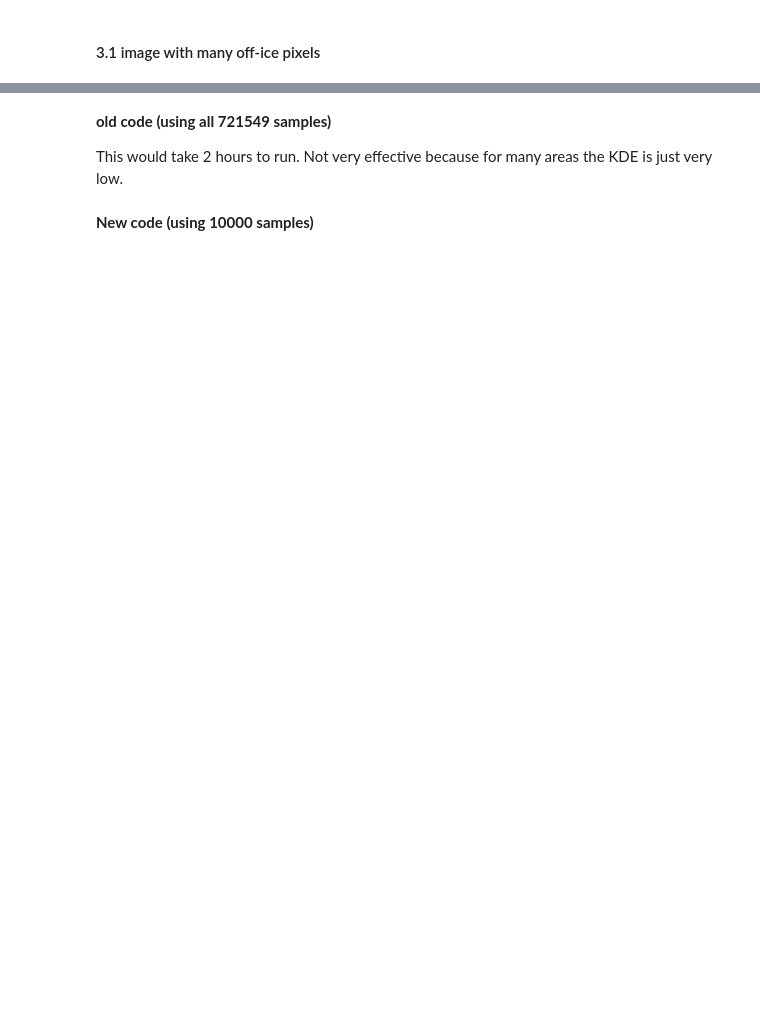
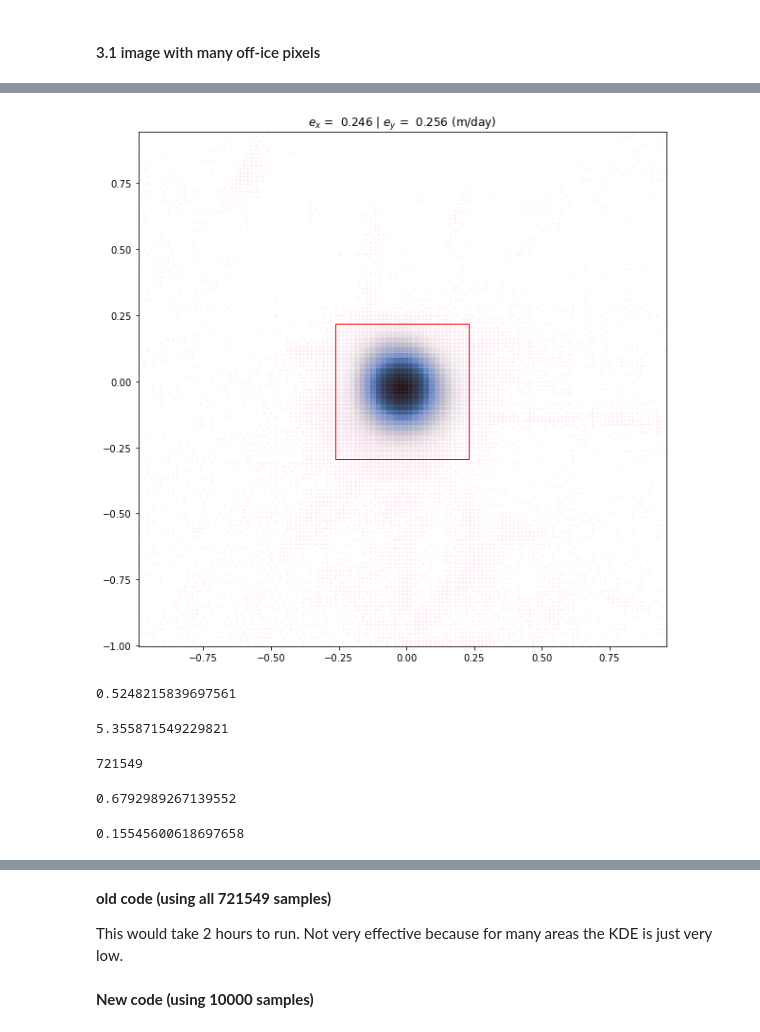
Before and after one commit to whyjz/GLAFT, a Jupyter notebook: notebooks/stable_area_error_assessment/metric_off-ice-error_supplemental.ipynb, the cells around one changed output, grey strips where cells are left out. Drawn from its saved outputs; the diff is of its cells as text; code cells hidden in the pictures; blank space fills up the shorter version.

```diff
--- a/notebooks/stable_area_error_assessment/metric_off-ice-error_supplemental.ipynb
+++ b/notebooks/stable_area_error_assessment/metric_off-ice-error_supplemental.ipynb
@@ -10,3 +16,7 @@ in_shp = '../../data/shapefiles/bedrock_V1.shp'
 # CARST files (Vx and Vy)
 carst_geotiff_x = '/home/jovyan/Projects/PX_comparison/PX/CARST/20180304_20180405_LS8-061018_chip32_skip1_Gau/20180304-20180405_velo-raw_vx.tif'
 carst_geotiff_y = '/home/jovyan/Projects/PX_comparison/PX/CARST/20180304_20180405_LS8-061018_chip32_skip1_Gau/20180304-20180405_velo-raw_vy.tif'
+# %%
+%%time
+vx, vy, zg, thres_idx, xyeval = glaft.static_terrain_velo(vxfile=carst_geotiff_x, vyfile=carst_geotiff_y, static_area=in_shp, plot='zoom1', thres_sigma=3.0)
+# %% [output]
@@ -12,0 +25 @@ carst_geotiff_y = '/home/jovyan/Projects/PX_comparison/PX/CARST/20180304_2018040
+[figure, added]
@@ -12,0 +29,5 @@ carst_geotiff_y = '/home/jovyan/Projects/PX_comparison/PX/CARST/20180304_2018040
+# %%
+refined_spacing = ((max(vx[thres_idx]) - min(vx[thres_idx])) + (max(vy[thres_idx]) - min(vy[thres_idx]))) / 2
+refined_spacing
+# %% [output]
+0.5248215839697561
@@ -12,0 +36,4 @@ carst_geotiff_y = '/home/jovyan/Projects/PX_comparison/PX/CARST/20180304_2018040
+# %%
+max(xyeval[:, 0]) - min(xyeval[:, 0])
+# %% [output]
+5.355871549229821
@@ -12,0 +44,12 @@ carst_geotiff_y = '/home/jovyan/Projects/PX_comparison/PX/CARST/20180304_2018040
+# %%
+xy.shape[1]
+# %% [output]
+721549
+# %%
+np.sqrt(xycov[0, 0])
+# %% [output]
+0.6792989267139552
+# %%
+bandwidth
+# %% [output]
+0.15545600618697658
```
Also changed, not shown: parts of 10 cells of this notebook, 4 other files.
